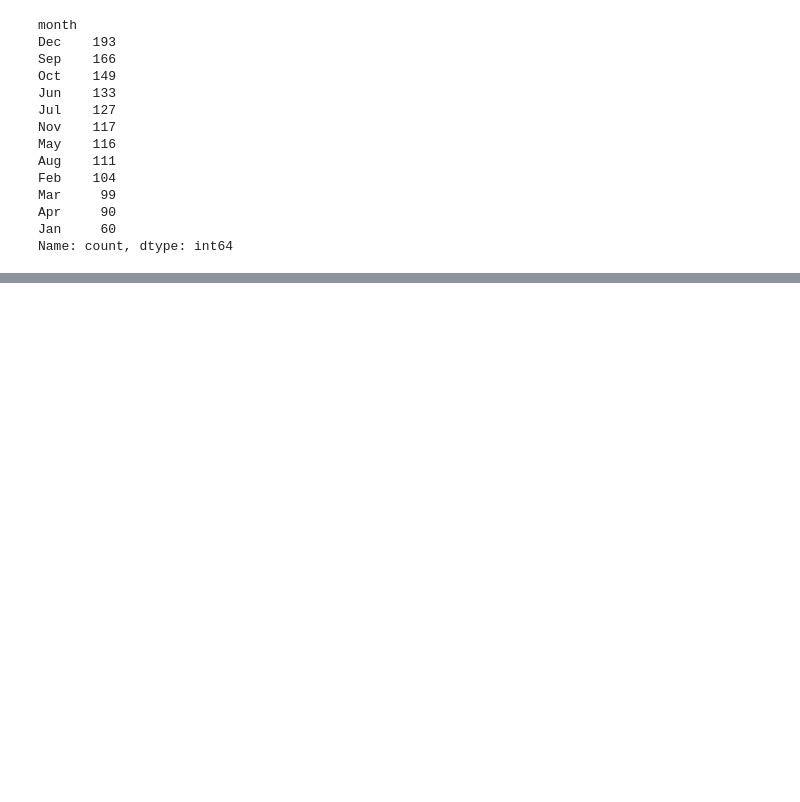
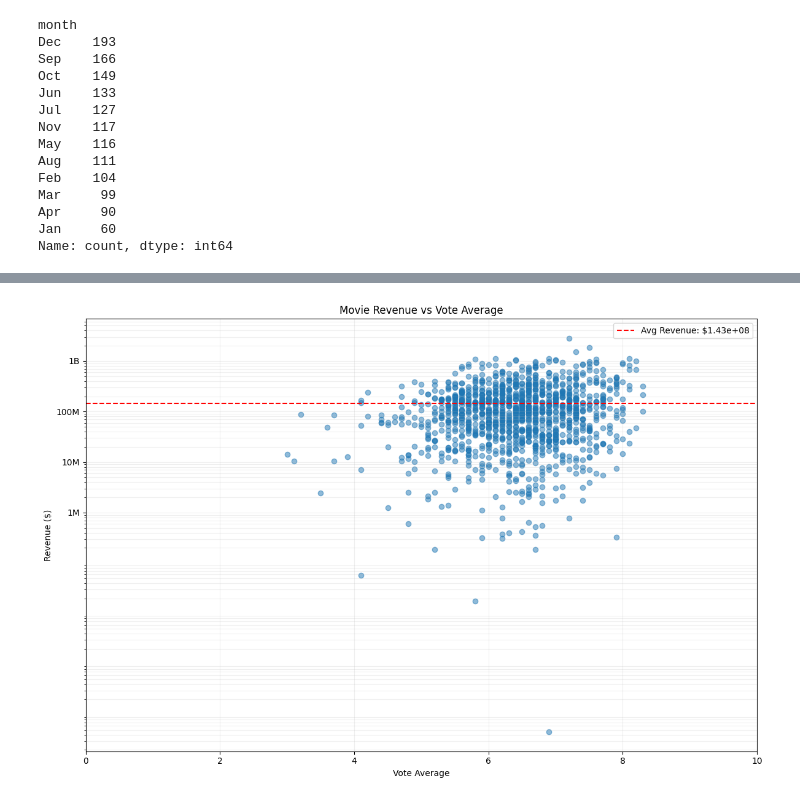
Before and after one commit to nrfletcher/ds3001-project, a Jupyter notebook: eda.ipynb, the cells around one changed output, grey strips where cells are left out. Cells and saved outputs as stored; diff of their text form; code cells hidden in the pictures; blank space fills up the shorter version.

```diff
--- a/eda.ipynb
+++ b/eda.ipynb
@@ -65,0 +88,24 @@ df.head(n=25)
+# %%
+# A scatter plot to see how revenue compares to overall rating, in other words, do movies which gross the highest also receive high praise?
+plt.figure(figsize=(12, 8))
+plt.scatter(df['vote_average'], df['revenue'], alpha=0.5)
+
+plt.xlabel('Vote Average')
+plt.ylabel('Revenue ($)')
+plt.title('Movie Revenue vs Vote Average')
+
+plt.yscale('log')
+plt.xlim(0, 10)
+plt.grid(True, which="both", ls="-", alpha=0.2)
+
+plt.yticks([1e6, 1e7, 1e8, 1e9], ['1M', '10M', '100M', '1B'])
+
+avg_revenue = df['revenue'].mean()
+plt.axhline(y=avg_revenue, color='r', linestyle='--', label=f'Avg Revenue: ${avg_revenue:.2e}')
+
+plt.legend()
+
+plt.tight_layout()
+plt.show()
+# %% [output]
+[figure, added]
```
Also changed, not shown: parts of 6 cells of this notebook.
